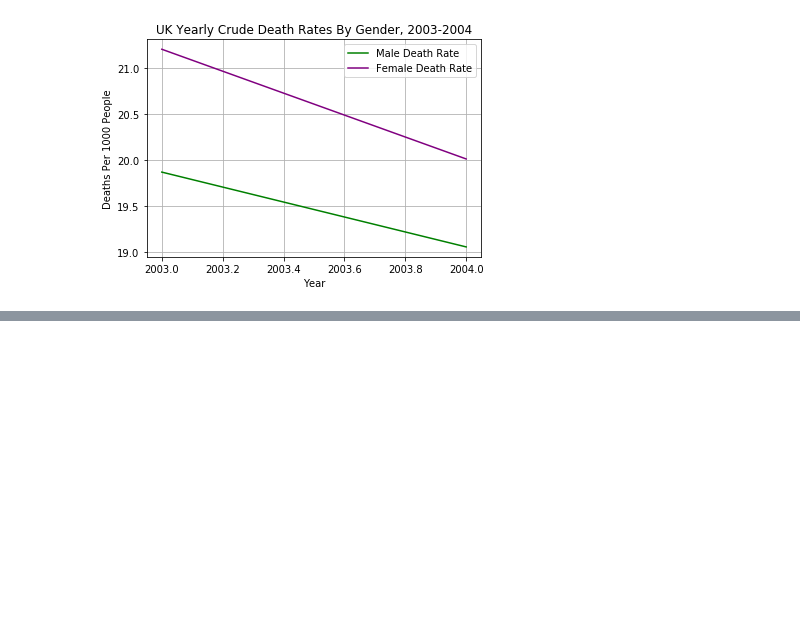
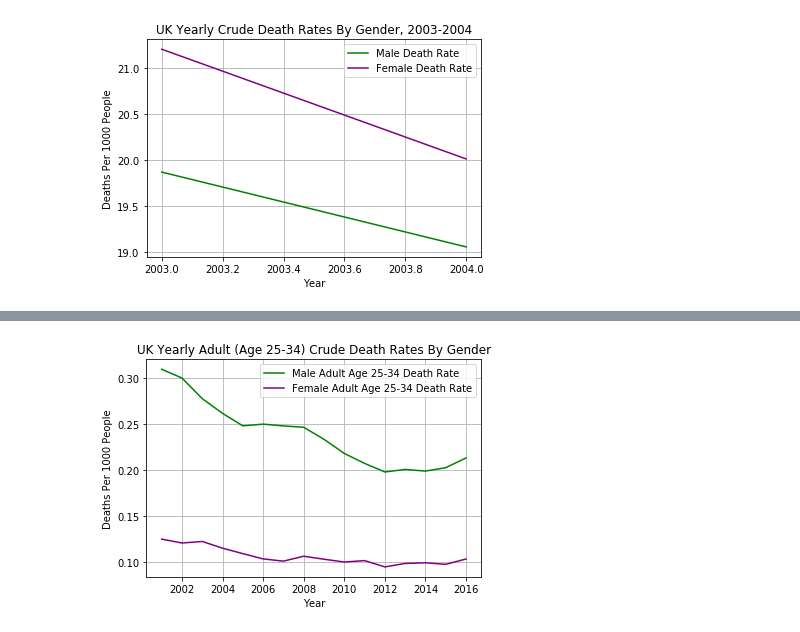
Before and after one commit to michael-grad/project-python-mortality-analysis, a Jupyter notebook: uk-analysis.ipynb, the cells around one changed output, grey strips where cells are left out. Drawn from its saved outputs; the diff is of its cells as text; code cells hidden in the pictures; blank space fills up the shorter version.

```diff
--- a/uk-analysis.ipynb
+++ b/uk-analysis.ipynb
@@ -289,0 +338,15 @@ plt.show()
+# %%
+# CELL 217 by Mike Grad
+# create df with just year, male crude death rate and female crude death rate for Age 25 Through 34
+
+# FIXED
+uk_gender_year = cdr_uk_df["Year"]
+uk_male_adult_cdr = uk_male_deaths_df["Adult Age 25 Through 34"]
+uk_female_adult_cdr = uk_female_deaths_df["Adult Age 25 Through 34"]
+
+uk_adult_crude_death_gender_dict = {"Year": uk_gender_year,
+                            "male adults crude death rate": uk_male_adult_cdr,
+                            "female adults crude death rate": uk_female_adult_cdr
+                           }
+uk_adult_crude_death_gender_df = pd.DataFrame(uk_adult_crude_death_gender_dict)
+uk_adult_crude_death_gender_df.head()
@@ -289,0 +360,5 @@ plt.show()
+# %%
+# CELL 218 by Mike Grad
+# Group by year and sum adult (age 25-34) crude death rates for male and female columns
+uk_total_adult_crude_deaths_df = uk_adult_crude_death_gender_df.groupby("Year").sum().reset_index()
+uk_total_adult_crude_deaths_df
@@ -289,0 +383,20 @@ plt.show()
+# %%
+# CELL 219 by Mike Grad
+# Plot male and female adults (age 25-34) crude death rates
+x_axis = uk_total_adult_crude_deaths_df["Year"]
+y_axis_adult_male = uk_total_adult_crude_deaths_df["male adults crude death rate"]
+y_axis_adult_female = uk_total_adult_crude_deaths_df["female adults crude death rate"]
+
+uk_adult_male_cdr, = plt.plot(x_axis, y_axis_adult_male, color= "green", label= "Male Adult Age 25-34 Death Rate")
+uk_adult_female_cdr, = plt.plot(x_axis, y_axis_adult_female, color= "purple", label= "Female Adult Age 25-34 Death Rate")
+plt.legend(handles= [uk_adult_male_cdr, uk_adult_female_cdr], loc="best")
+plt.title("UK Yearly Adult (Age 25-34) Crude Death Rates By Gender")
+plt.xlabel("Year")
+plt.ylabel("Deaths Per 1000 People")
+plt.grid()
+
+# Save chart
+plt.savefig("Output/UK Male & Female Adult (Age 25-34) Crude Death Rates.png")
+plt.show()
+# %% [output]
+[figure, added]
```
Also changed, not shown: parts of 9 cells of this notebook, 3 other files.
